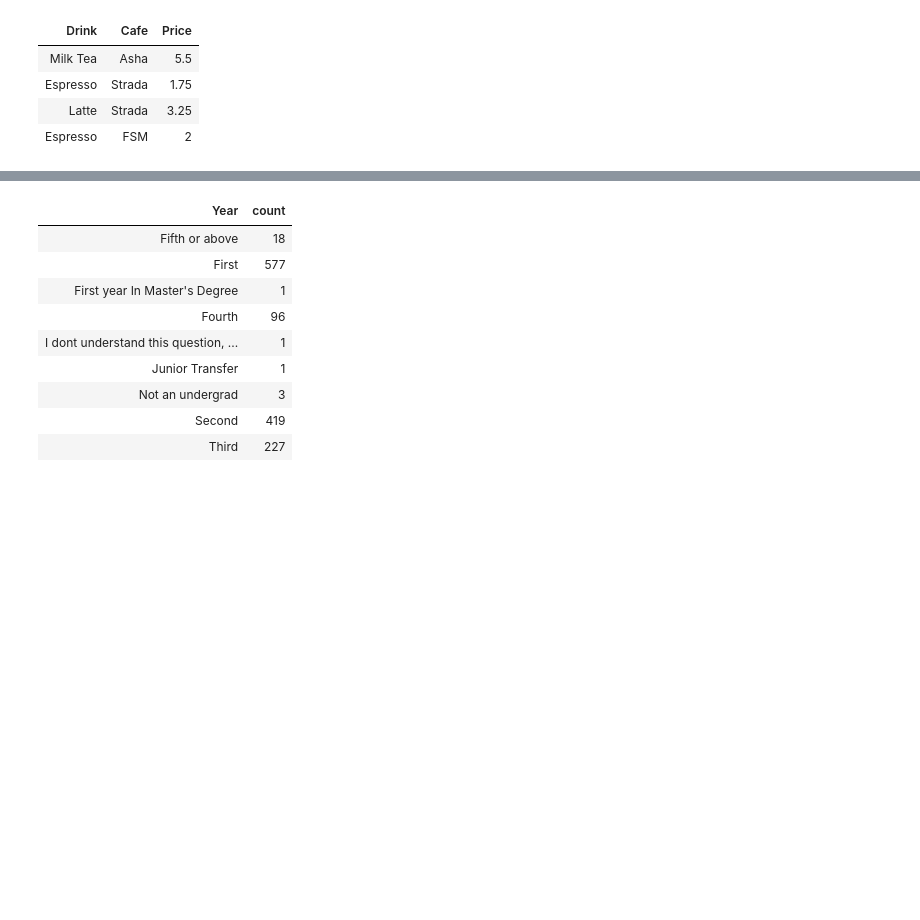
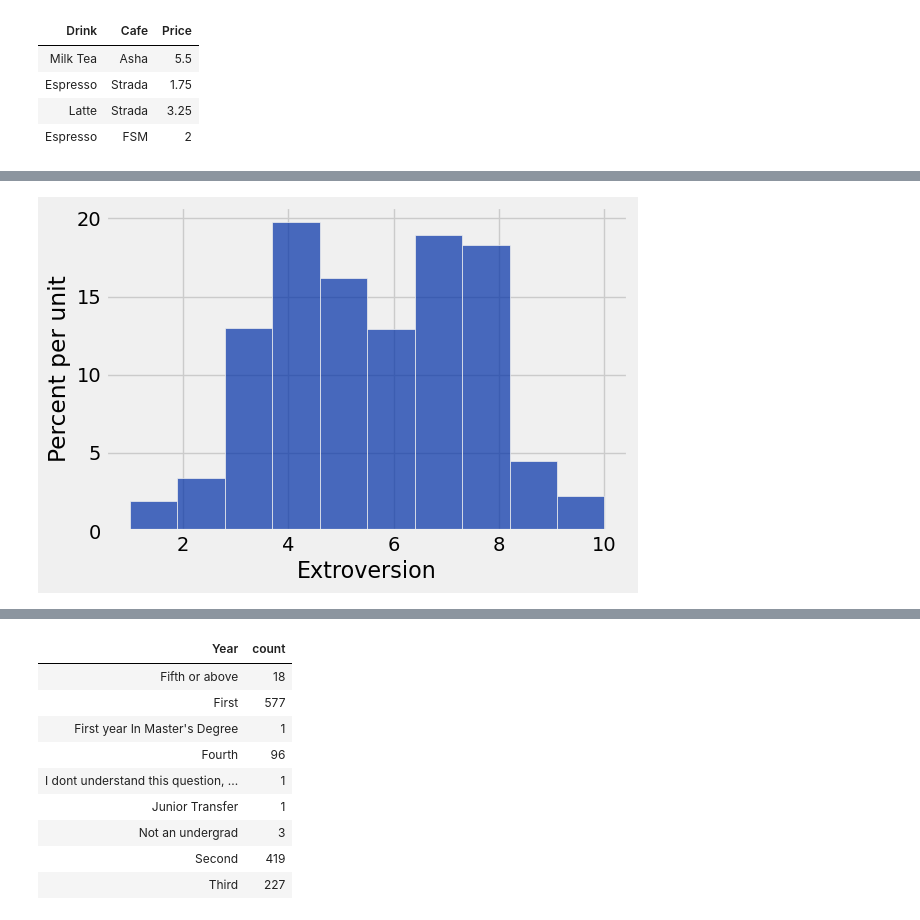
Before and after one commit to RHC-DSCI-100/Lecture-Notes, a Jupyter notebook: lecture/lec11_instructor.ipynb, the cells around one changed output, grey strips where cells are left out. Drawn from its saved outputs; the diff is of its cells as text; code cells hidden in the pictures; blank space fills up the shorter version.

```diff
--- a/lecture/lec11_instructor.ipynb
+++ b/lecture/lec11_instructor.ipynb
@@ -39,0 +91,3 @@ drinks
+# %%
+survey = Table.read_table('welcome_survey_sp22.csv')
+survey.show(3)
@@ -39,0 +100,4 @@ drinks
+# %%
+survey.hist('Extroversion')
+# %% [output]
+[figure, added]
```
Also changed, not shown: parts of 13 cells of this notebook.
